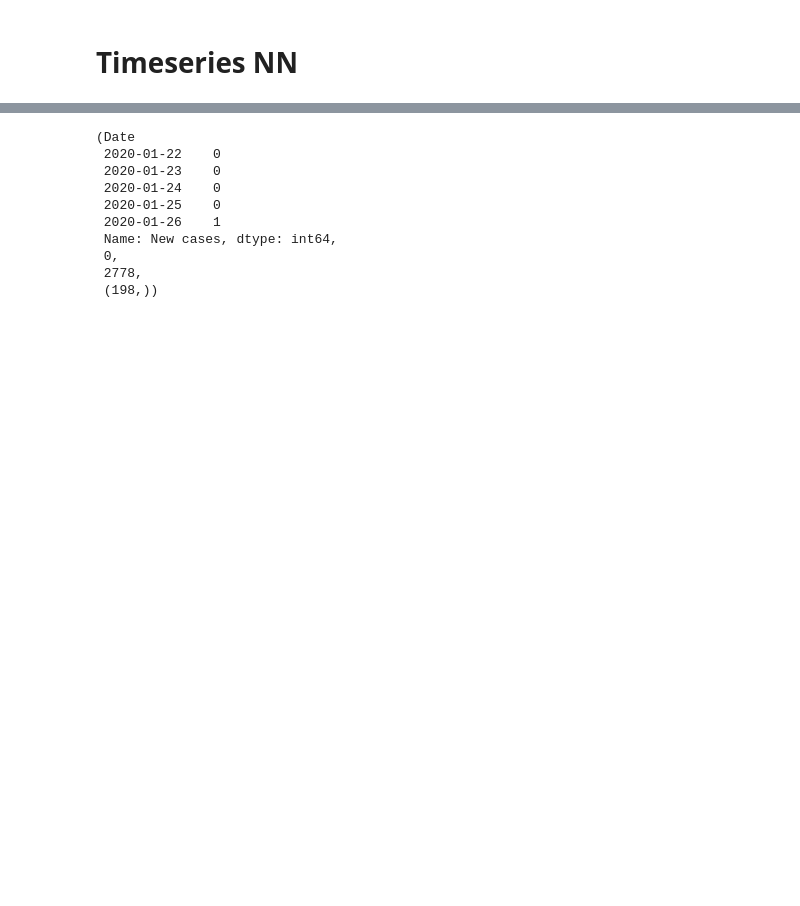
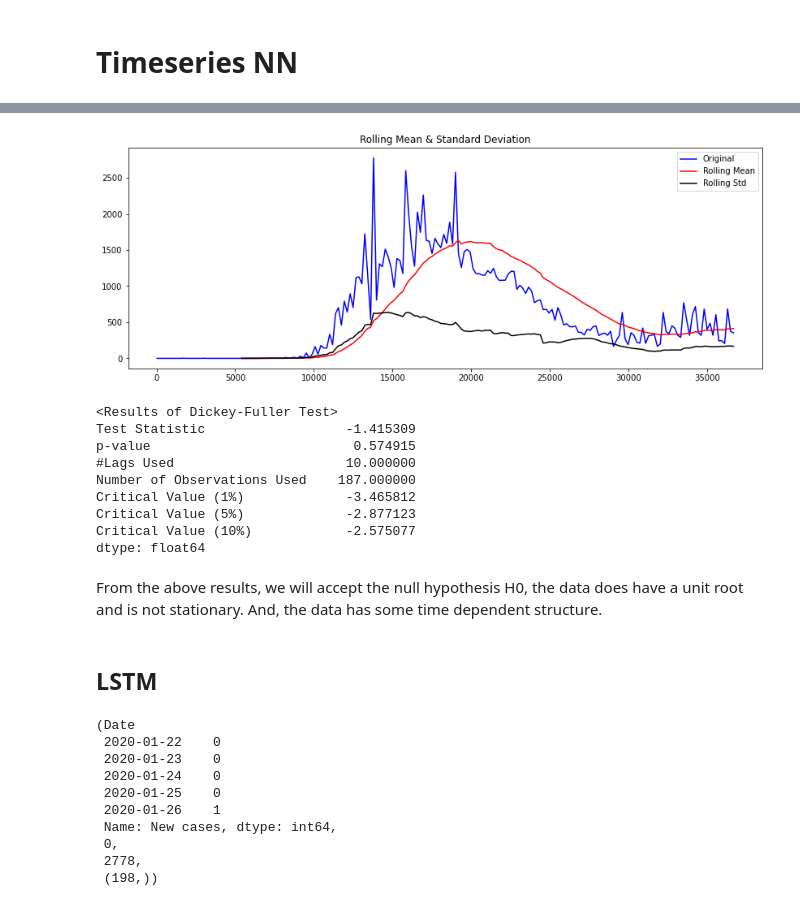
Before and after one commit to kiranrawat/Covid-19-diagnosis-and-its-clinical-spectrum, a Jupyter notebook: Timeseries NN Covid.ipynb, the cells around one changed output, grey strips where cells are left out. Drawn from its saved outputs; the diff is of its cells as text; code cells hidden in the pictures; blank space fills up the shorter version.

```diff
--- a/Timeseries NN Covid.ipynb
+++ b/Timeseries NN Covid.ipynb
@@ -21,3 +93,41 @@ covid_data.head()
+# %%
+def test_stationarity(timeseries):
+    rolmean = timeseries.rolling(window=30).mean()
+    rolstd = timeseries.rolling(window=30).std()
+
+    plt.figure(figsize=(14,5))
+    sns.despine(left=True)
+    orig = plt.plot(timeseries, color='blue',label='Original')
+    mean = plt.plot(rolmean, color='red', label='Rolling Mean')
+    std = plt.plot(rolstd, color='black', label = 'Rolling Std')
+
+    plt.legend(loc='best'); plt.title('Rolling Mean & Standard Deviation')
+    plt.show()
+
+    print ('<Results of Dickey-Fuller Test>')
+    dftest = adfuller(timeseries, autolag='AIC')
+    dfoutput = pd.Series(dftest[0:4],
+                         index=['Test Statistic','p-value','#Lags Used','Number of Observations Used'])
+    for key,value in dftest[4].items():
+        dfoutput['Critical Value (%s)'%key] = value
+    print(dfoutput)
+# %%
+test_stationarity(covid_data['New cases'].dropna())
+# %% [output]
+[figure, added]
+<Results of Dickey-Fuller Test>
+Test Statistic                  -1.415309
+p-value                          0.574915
+#Lags Used                      10.000000
+Number of Observations Used    187.000000
+Critical Value (1%)             -3.465812
+Critical Value (5%)             -2.877123
+Critical Value (10%)            -2.575077
+dtype: float64
+# %% [markdown]
+From the above results, we will accept the null hypothesis H0, the data does have a unit root and is not stationary. And, the data has some time dependent structure.
+# %% [markdown]
+## LSTM
 # %%
 series = covid_data.set_index('Date')['New cases']
 # %%
```
Also changed, not shown: parts of 17 cells of this notebook.
